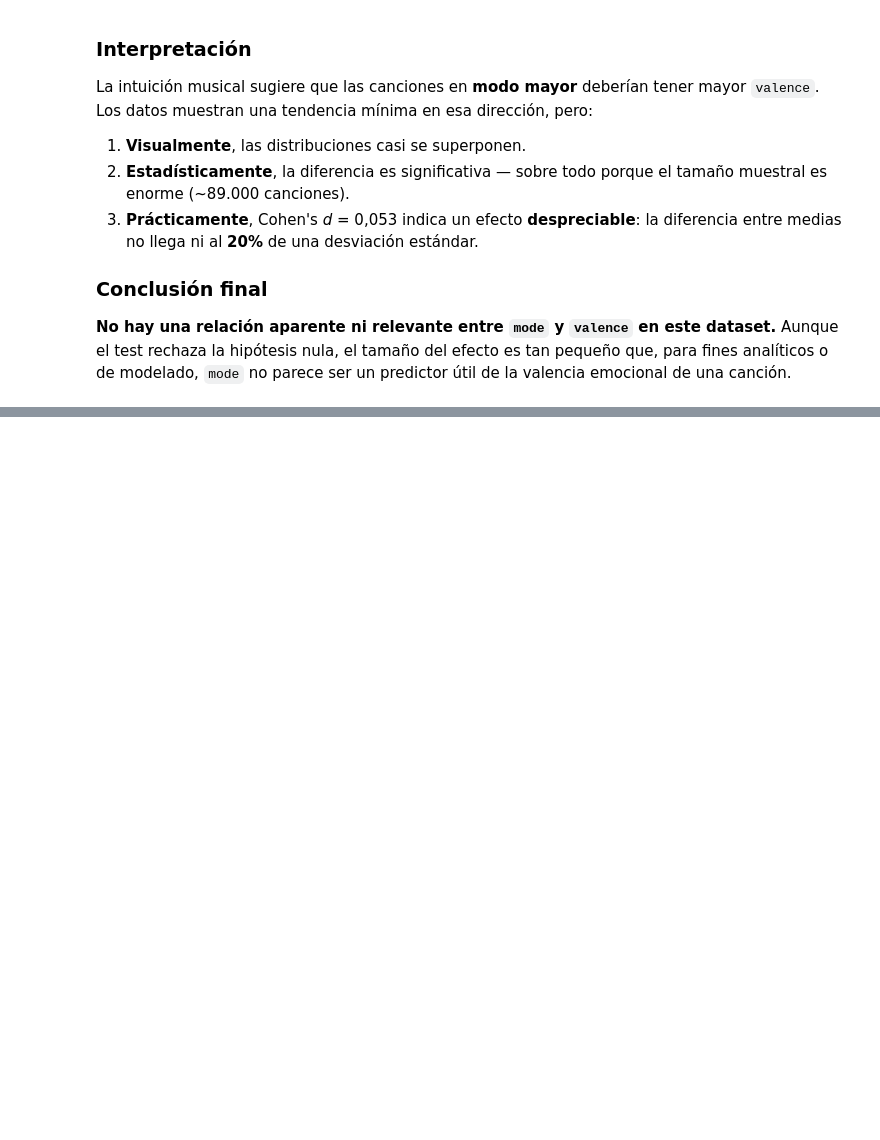
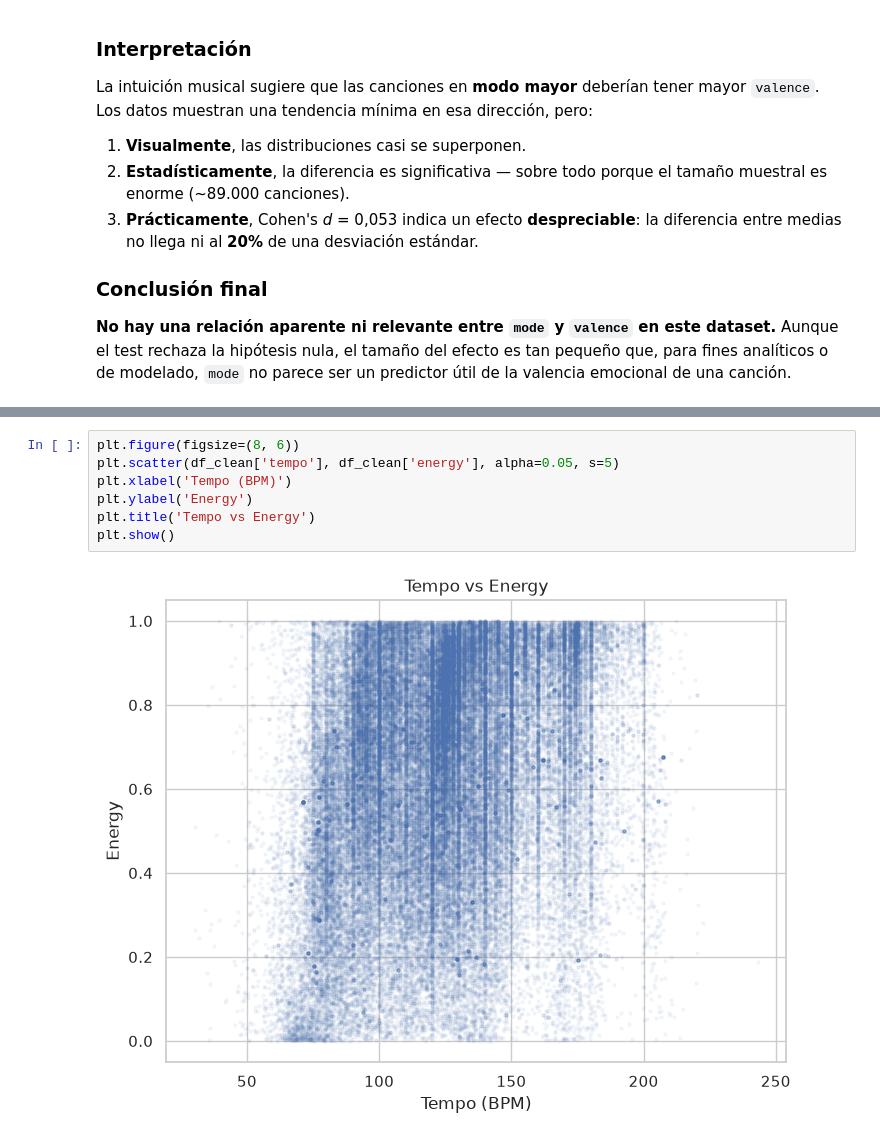
Before and after one commit to JuanDa72/music-mood-analysis, a Jupyter notebook: notebooks/02_hypothesis_testing.ipynb, the cells around one changed output, grey strips where cells are left out. Cells and saved outputs as stored; diff of their text form; blank space fills up the shorter version.

```diff
--- a/notebooks/02_hypothesis_testing.ipynb
+++ b/notebooks/02_hypothesis_testing.ipynb
@@ -188,0 +220,9 @@ La intuición musical sugiere que las canciones en **modo mayor** deberían tene
+# %%
+plt.figure(figsize=(8, 6))
+plt.scatter(df_clean['tempo'], df_clean['energy'], alpha=0.05, s=5)
+plt.xlabel('Tempo (BPM)')
+plt.ylabel('Energy')
+plt.title('Tempo vs Energy')
+plt.show()
+# %% [output]
+[figure, added]
```
Also changed, not shown: parts of 11 cells of this notebook.
